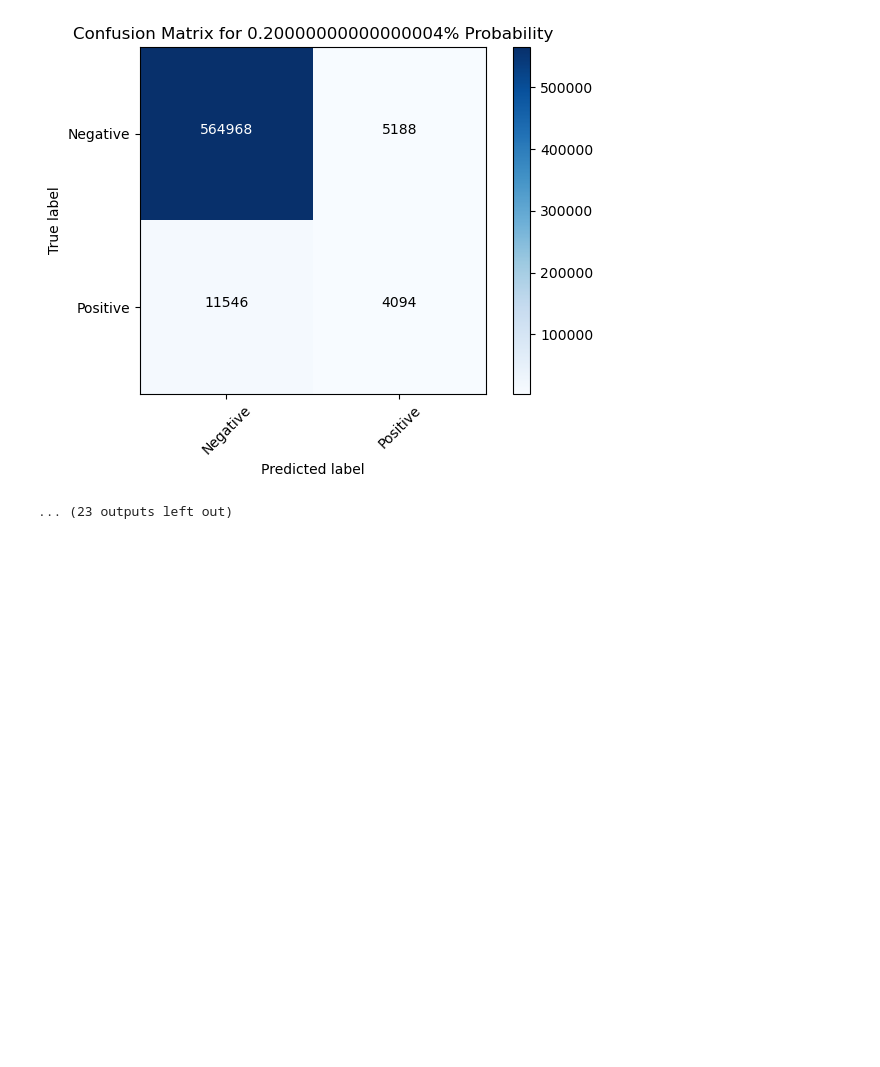
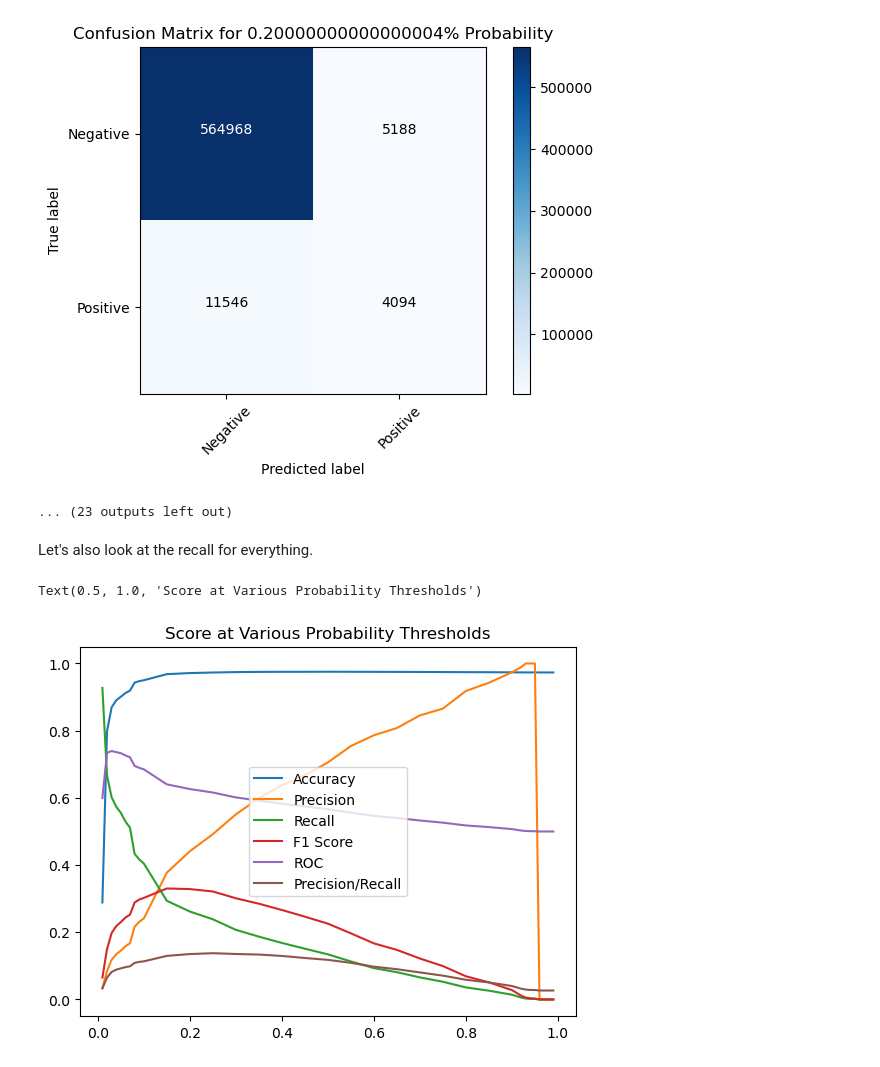
Before and after one commit to elliesch/bedfinder, a Jupyter notebook: performance_metrics.ipynb, the cells around one changed output. Saved outputs shown, nothing was run; the diff lists cells and outputs as text; code cells hidden in the pictures; blank space fills up the shorter version.

```diff
--- a/performance_metrics.ipynb
+++ b/performance_metrics.ipynb
@@ -211,3 +211,33 @@ for idx in range(len(thresh_arrays)):
 [figure]
 [figure]
 ... (23 outputs left out)
+# %% [markdown]
+Let's also look at the recall for everything.
+# %%
+accuracies = np.zeros(len(thresholds))
+precisions = np.zeros(len(thresholds))
+f1s = np.zeros(len(thresholds))
+rocs = np.zeros(len(thresholds))
+prs = np.zeros(len(thresholds))
+recalls = np.zeros(len(thresholds))
+# %%
+for idx in range(len(thresholds)):
+    accuracies[idx] = accuracy_score(measured_bedforms, thresh_arrays[idx])
+    precisions[idx] = precision_score(measured_bedforms, thresh_arrays[idx])
+    f1s[idx] = f1_score(measured_bedforms, thresh_arrays[idx])
+    rocs[idx] = roc_auc_score(measured_bedforms, thresh_arrays[idx])
+    prs[idx] = average_precision_score(measured_bedforms, thresh_arrays[idx])
+    recalls[idx] = recall_score(measured_bedforms, thresh_arrays[idx])
+# %%
+plt.figure()
+plt.plot(thresholds, accuracies, label='Accuracy')
+plt.plot(thresholds, precisions, label='Precision')
+plt.plot(thresholds, recalls, label='Recall')
+plt.plot(thresholds, f1s, label='F1 Score')
+plt.plot(thresholds, rocs, label='ROC')
+plt.plot(thresholds, prs, label='Precision/Recall')
+plt.legend()
+plt.title('Score at Various Probability Thresholds')
+# %% [output]
+Text(0.5, 1.0, 'Score at Various Probability Thresholds')
+[figure, added]
```
Also changed, not shown: parts of 1 cell of this notebook.
